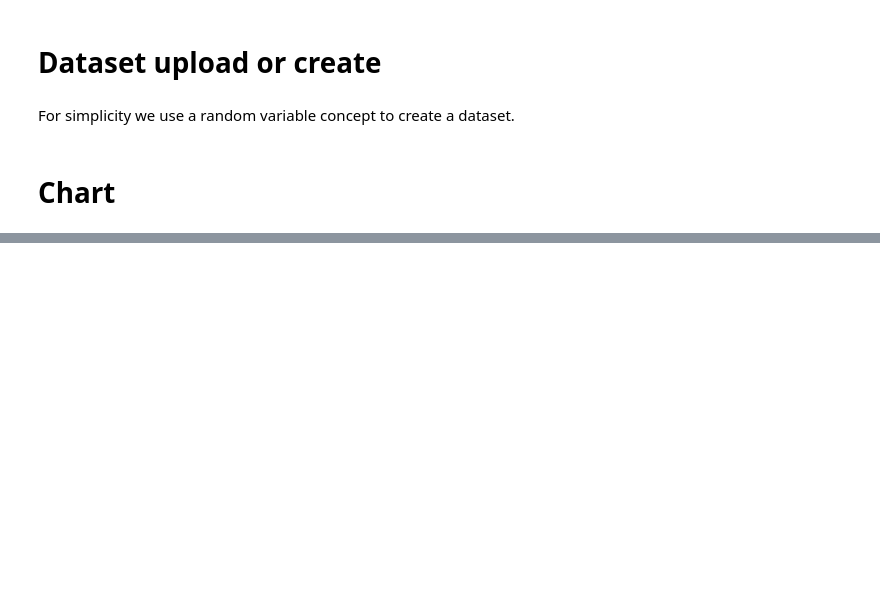
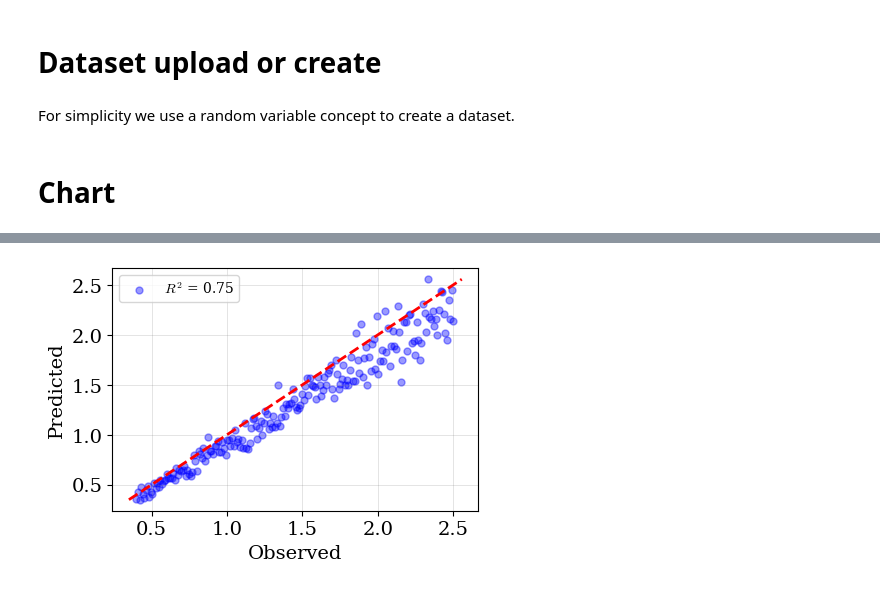
Before and after one commit to Pesquisa-UFCAT/plot_gallery, a Jupyter notebook: mix charts/mix_scatter_line_0.ipynb, the cells around one changed output, grey strips where cells are left out. Saved outputs shown, nothing was run; the diff lists cells and outputs as text; code cells hidden in the pictures; blank space fills up the shorter version.

```diff
--- a/mix charts/mix_scatter_line_0.ipynb
+++ b/mix charts/mix_scatter_line_0.ipynb
@@ -108,0 +31,70 @@ plt.show()
+# %%
+### Figure name and DPI
+dpi = 600                                                    # Change as you wish
+name = 'mix_predicted_vs_observed'                           # Change as you wish
+
+### Chart dimensions (in centimeters)
+b_cm = 12                                                    # Change as you wish
+h_cm = 8                                                    # Change as you wish
+inches_to_cm = 1 / 2.54
+b_input = b_cm * inches_to_cm
+h_input = h_cm * inches_to_cm
+
+### Axis and labels (For LateX font format use the dollar sign $)
+label_x = 'Observed'                                        # Change as you wish
+label_y = 'Predicted'                                       # Change as you wish
+size_label = 14                                             # Change as you wish
+color_label = 'black'                                       # or hexadecimal. Change as you wish
+size_axis = 14                                              # Change as you wish
+color_axis = 'black'                                        # or hexadecimal. Change as you wish
+
+### Line
+size_line = 2                                               # Change as you wish
+style_line = '--'                                            # Change as you wish
+color_line = 'red'                                          # or hexadecimal. Change as you wish
+
+### Scatter
+alpha_scatter = 0.4                                             # Change as you wish
+color_scatter = 'blue'                                          # Change as you wish
+size_scatter = 25                                               # Change as you wish
+
+### Legend
+labels_legend = '$R^2$ = 0.75'                         # Change as you wish
+size_legend = 10                                            # Change as you wish
+location_legend = 'upper left'                              # Change as you wish - 'best' look up by the best fit
+
+### Grid
+on_or_off = True
+line_width_grid = 0.5                                       # Change as you wish
+alpha_grid = 0.3                                            # Change as you wish
+style_grid = '-'                                            # Change as you wish
+color_grid = 'gray'                                         # or hexadecimal. Change as you wish
+
+# Max and min axis limits
+lims = [
+            min(data.min()),
+            max(data.max())
+        ]
+
+### Figure
+fig, ax = plt.subplots(figsize=(b_input, h_input))
+ax.tick_params(axis='both', which='major', labelsize=size_axis, colors=color_axis)
+ax.set_xlabel(label_x, fontsize=size_label, color=color_label)
+ax.set_ylabel(label_y, fontsize=size_label, color=color_label)
+
+### Title. Do you need a title? Use the cell bellow:
+# ax.set_title('Sine Wave Plot', fontsize=16)
+
+### Config grid
+plt.grid(on_or_off, which='both', linestyle=style_grid, linewidth=line_width_grid, color=color_grid, alpha=alpha_grid)
+
+### Plot data and legend
+ax.plot(lims, lims, linewidth=size_line, linestyle=style_line, color=color_line,)
+ax.scatter(data["Observed"], data["Predicted"], alpha=alpha_scatter, color=color_scatter, s=size_scatter, label=labels_legend)
+ax.legend(fontsize=size_legend, loc=location_legend)
+
+### Save. Do you need save? Use the cell bellow:
+fig.savefig(f'{name}.png', dpi=dpi, bbox_inches='tight')
+plt.show()
+# %% [output]
+[figure, added]
```
Also changed, not shown: parts of 18 cells of this notebook, 24 other files.
